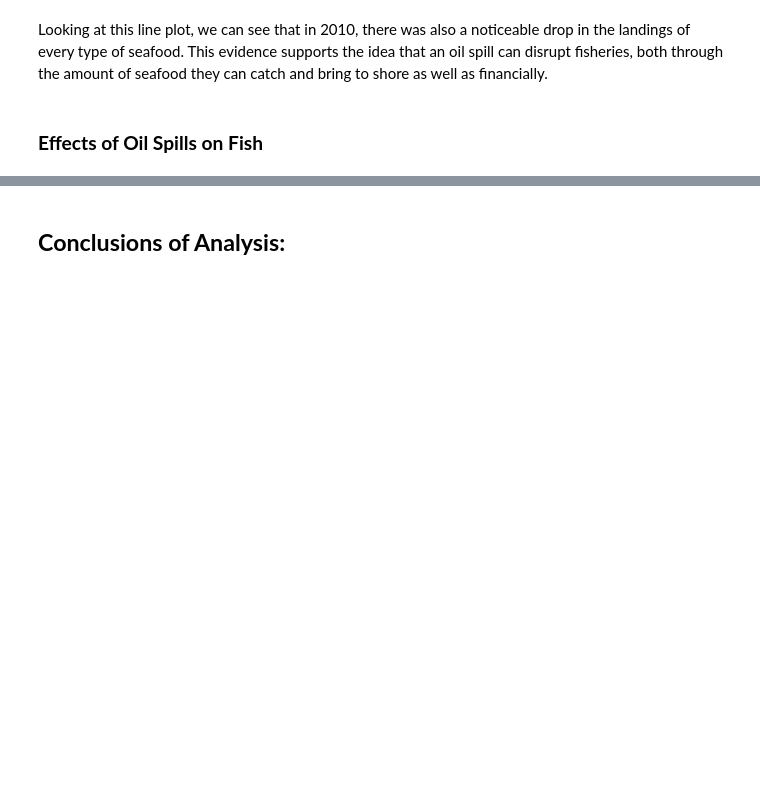
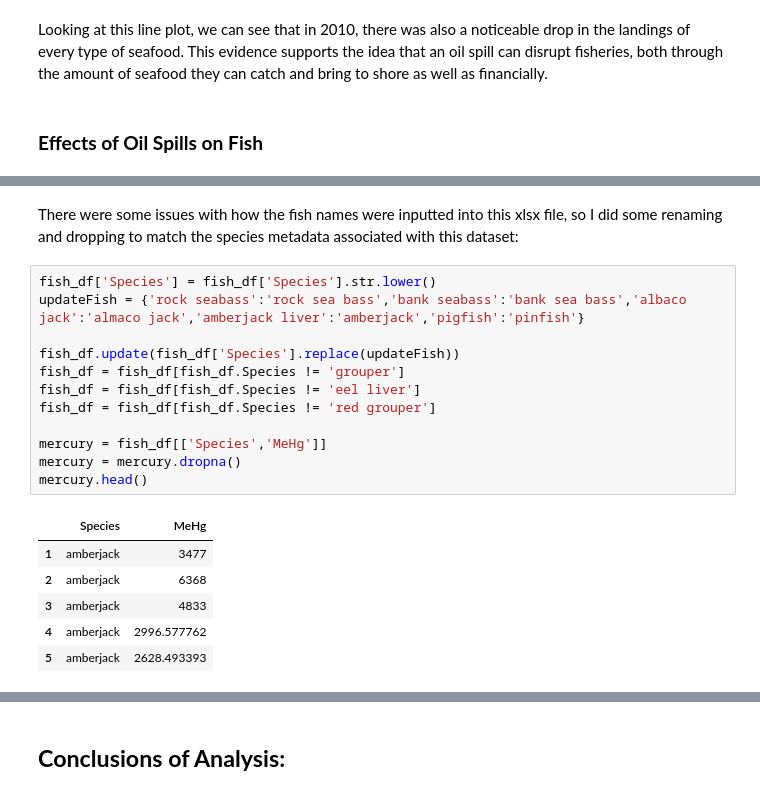
Before and after one commit to gbugieda/final-367-datascience, a Jupyter notebook: final-ocean-oil-spills.ipynb, the cells around one changed output, grey strips where cells are left out. Drawn from its saved outputs; the diff is of its cells as text; blank space fills up the shorter version.

```diff
--- a/final-ocean-oil-spills.ipynb
+++ b/final-ocean-oil-spills.ipynb
@@ -293,0 +310,21 @@ Looking at this line plot, we can see that in 2010, there was also a noticeable
+# %% [markdown]
+There were some issues with how the fish names were inputted into this xlsx file, so I did some renaming and dropping to match the species metadata associated with this dataset:
+# %%
+fish_df['Species'] = fish_df['Species'].str.lower()
+updateFish = {'rock seabass':'rock sea bass','bank seabass':'bank sea bass','albaco jack':'almaco jack','amberjack liver':'amberjack','pigfish':'pinfish'}
+
+fish_df.update(fish_df['Species'].replace(updateFish))
+fish_df = fish_df[fish_df.Species != 'grouper']
+fish_df = fish_df[fish_df.Species != 'eel liver']
+fish_df = fish_df[fish_df.Species != 'red grouper']
+
+mercury = fish_df[['Species','MeHg']]
+mercury = mercury.dropna()
+mercury.head()
+# %% [output]
+|  | Species | MeHg |
+| 1 | amberjack | 3477 |
+| 2 | amberjack | 6368 |
+| 3 | amberjack | 4833 |
+| 4 | amberjack | 2996.577762 |
+| 5 | amberjack | 2628.493393 |
```
Also changed, not shown: parts of 12 cells of this notebook.
